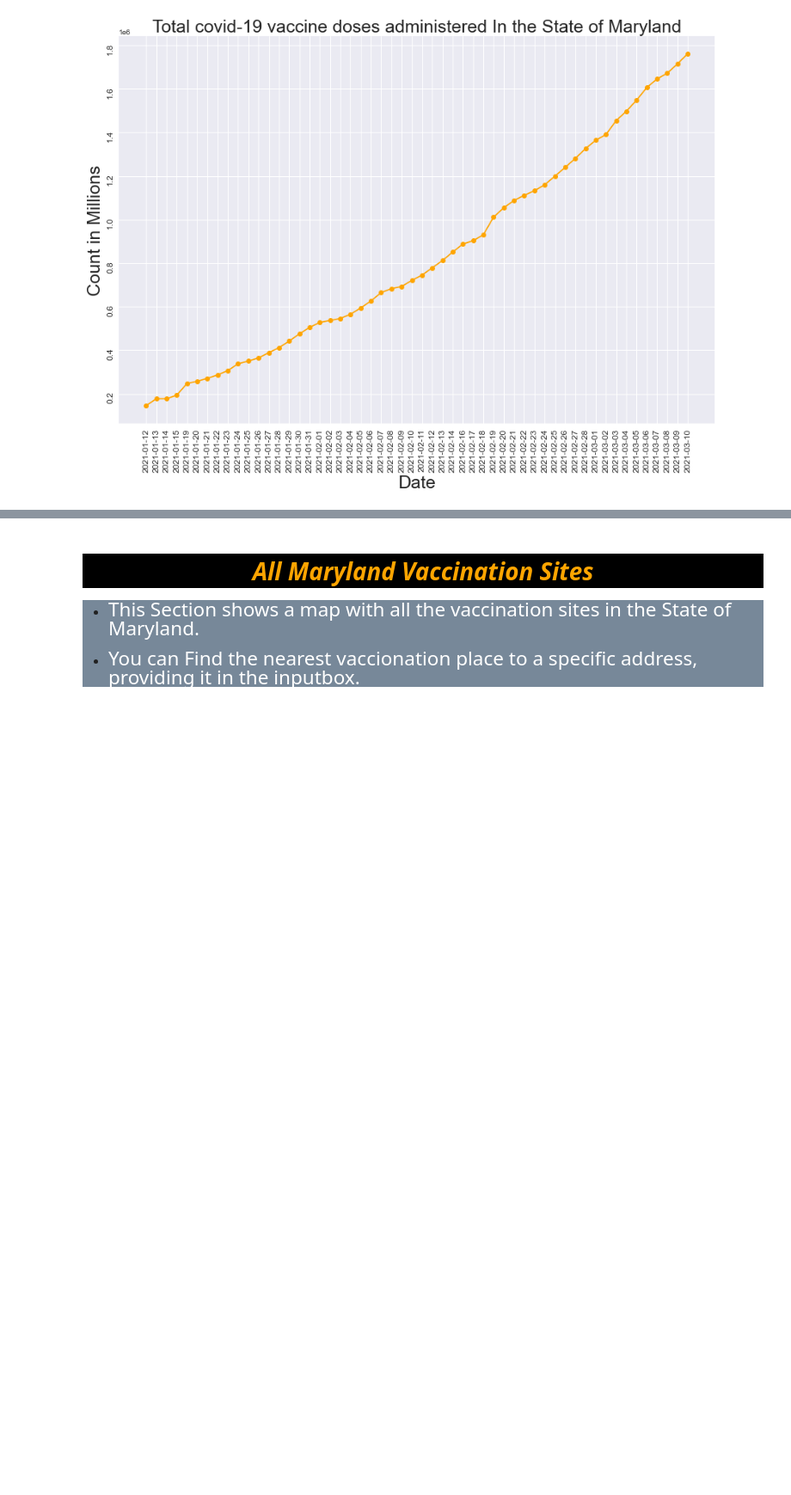
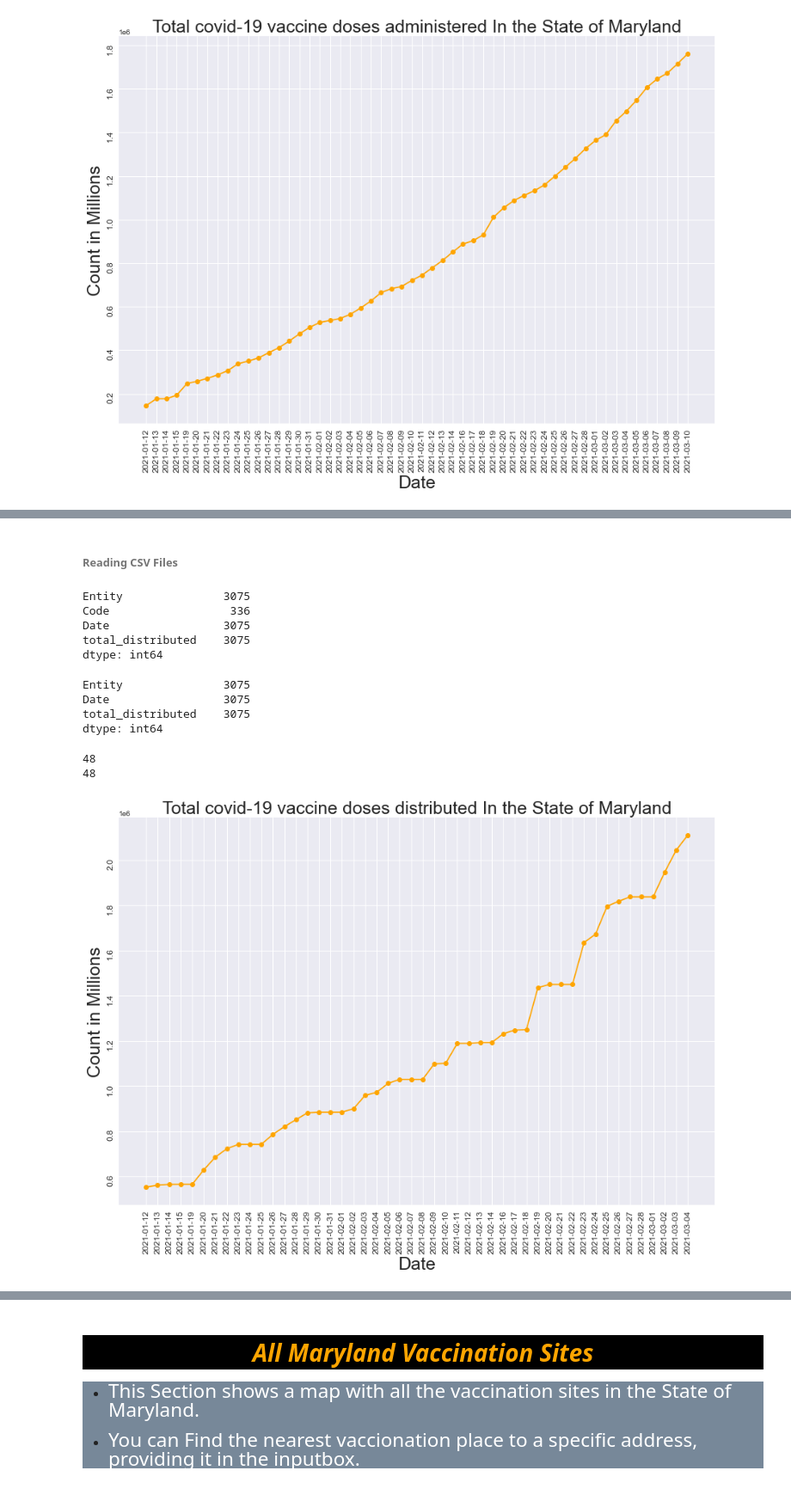
Before and after one commit to ccgrace/maryland_vaccination, a Jupyter notebook: Covid19-Vaccination-Analysis/Vaccionation_in_Maryland_starter.ipynb, the cells around one changed output, grey strips where cells are left out. Shown at 86% size. Drawn from its saved outputs; the diff is of its cells as text; code cells hidden in the pictures; blank space fills up the shorter version.

Commit message:
Updated Datasets
Updated Us total administered datasets
and worked on Us total distributed analysis

```diff
--- a/Covid19-Vaccination-Analysis/Vaccionation_in_Maryland_starter.ipynb
+++ b/Covid19-Vaccination-Analysis/Vaccionation_in_Maryland_starter.ipynb
@@ -79,0 +92,42 @@ plt.savefig("../Output_Data/Tota_covid-19_vaccine-doses-administered-In-The-US_b
+# %% [markdown]
+###### Reading CSV Files
+# %%
+# loading csv files
+doses_distributed_path = "../Datasets/us-total-covid-vaccine-doses-distributed.csv"
+# %%
+total_doses_distributed_df = pd.read_csv(doses_distributed_path)
+total_doses_distributed_df.count()
+# %% [output]
+Entity               3075
+Code                  336
+Date                 3075
+total_distributed    3075
+dtype: int64
+# %%
+# we don't need the Code column, re-shaping our dataFrame by removing the Code Column
+total_doses_distributed_df = total_doses_distributed_df[['Entity','Date','total_distributed']]
+# %% [output]
+Entity               3075
+Date                 3075
+total_distributed    3075
+dtype: int64
+# %%
+# Filter by state(Maryland)
+total_doses_distributed_md = total_doses_distributed_df[total_doses_distributed_df['Entity'].isin(['Maryland'])]
+# %%
+dates = total_doses_distributed_md['Date']
+md_total_distributed = total_doses_distributed_md['total_distributed']
+print(len(dates))
+print(len(md_total_distributed))
+
+plt.figure(figsize=(15,10))
+plt.plot(dates, md_total_distributed,marker='o', color='orange')
+plt.ylabel("Count in Millions", fontsize=25)
+plt.xlabel("Date", fontsize=25)
+plt.title("Total covid-19 vaccine doses distributed In the State of Maryland",fontsize=25)
+plt.tick_params(labelsize=12, rotation=90)
+# plt.savefig("../Output_Data/Tota_covid-19_vaccine-doses-distributed-In-md-US_by_date.png")
+# %% [output]
+48
+48
+[figure, added]
```
Also changed, not shown: parts of 3 cells of this notebook, 3 other files.
